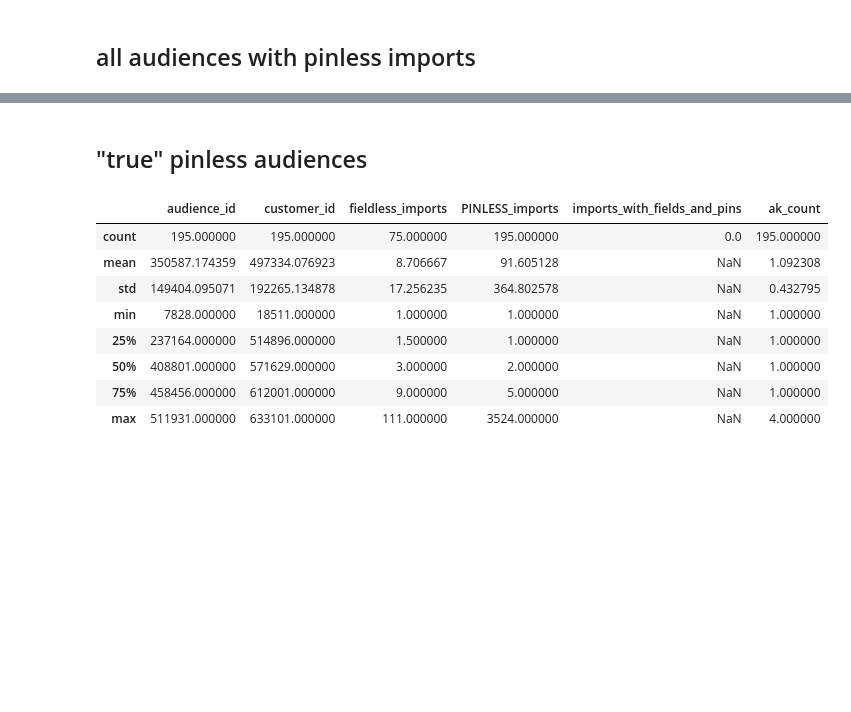
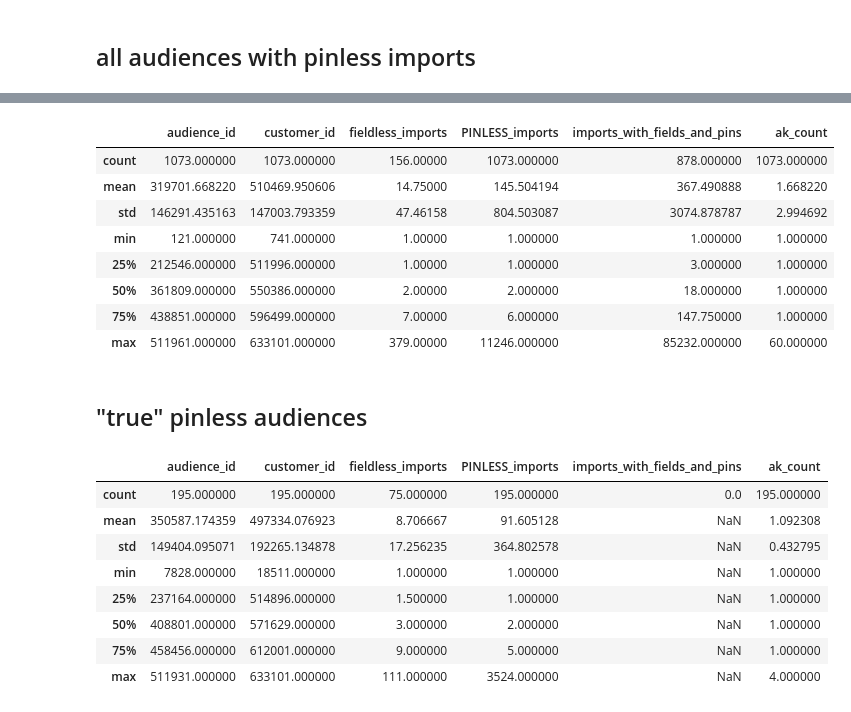
Before and after one commit to anthonylschultz/Product-Investigations, a Jupyter notebook: Audience Key analysis/results.ipynb, the cells around one changed output, grey strips where cells are left out. Drawn from its saved outputs; the diff is of its cells as text; code cells hidden in the pictures; blank space fills up the shorter version.

```diff
--- a/Audience Key analysis/results.ipynb
+++ b/Audience Key analysis/results.ipynb
@@ -1590,3 +1581,21 @@ pinless_auds_all.head(5)
+# %%
+# these audiences have at least one pinless import
+pinless_auds_all.head(5)
+pinless_auds_all.describe()
+
+# Observation #1
+## There are 1073 offline audiences with at least one PINless import. Out of these 1073, 156 have at least one
+## fieldless import. The remaining 81 audiences also have imports with fields and PINs
+# %% [output]
+|  | audience_id | customer_id | fieldless_imports | PINLESS_imports | imports_with_fields_and_pins | ak_count |
+| count | 1073.000000 | 1073.000000 | 156.00000 | 1073.000000 | 878.000000 | 1073.000000 |
+| mean | 319701.668220 | 510469.950606 | 14.75000 | 145.504194 | 367.490888 | 1.668220 |
+| std | 146291.435163 | 147003.793359 | 47.46158 | 804.503087 | 3074.878787 | 2.994692 |
+| min | 121.000000 | 741.000000 | 1.00000 | 1.000000 | 1.000000 | 1.000000 |
+| 25% | 212546.000000 | 511996.000000 | 1.00000 | 1.000000 | 3.000000 | 1.000000 |
+| 50% | 361809.000000 | 550386.000000 | 2.00000 | 2.000000 | 18.000000 | 1.000000 |
+| 75% | 438851.000000 | 596499.000000 | 7.00000 | 6.000000 | 147.750000 | 1.000000 |
+| max | 511961.000000 | 633101.000000 | 379.00000 | 11246.000000 | 85232.000000 | 60.000000 |
 # %% [markdown]
 ## "true" pinless audiences
 # %%
```
Also changed, not shown: parts of 10 cells of this notebook.
